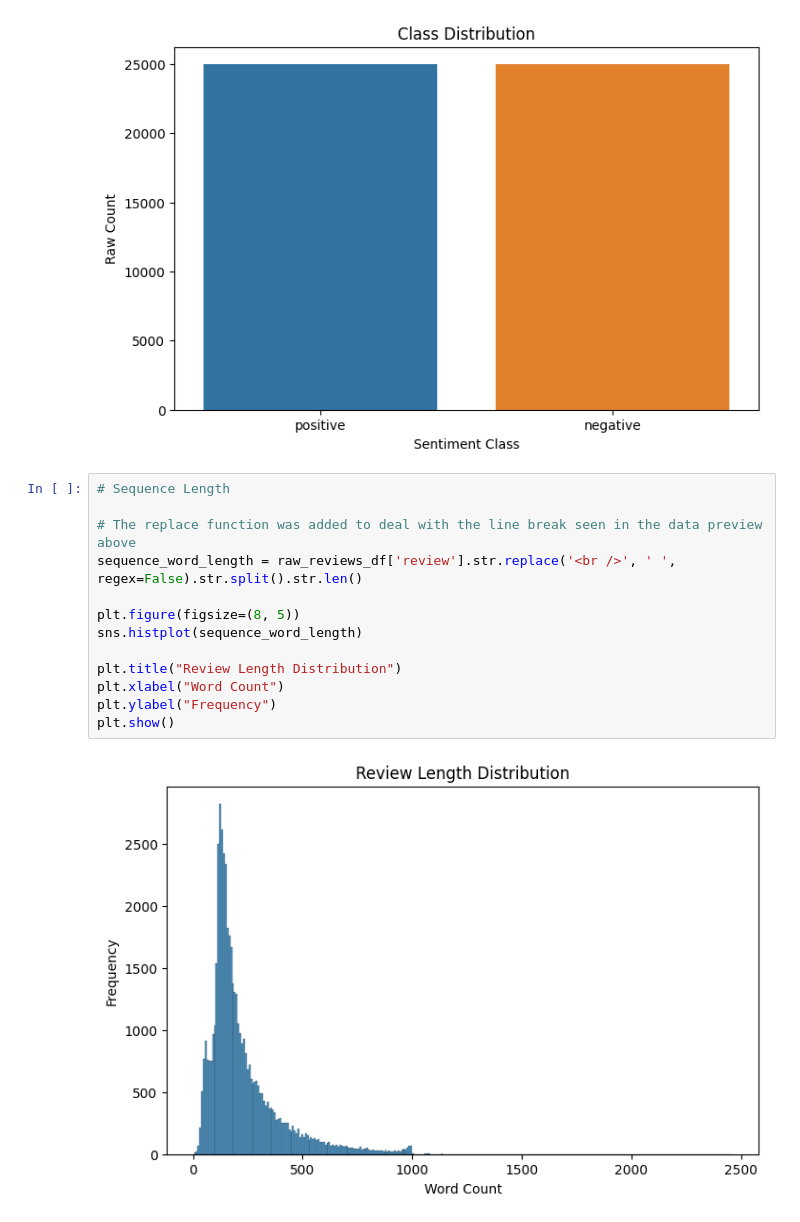
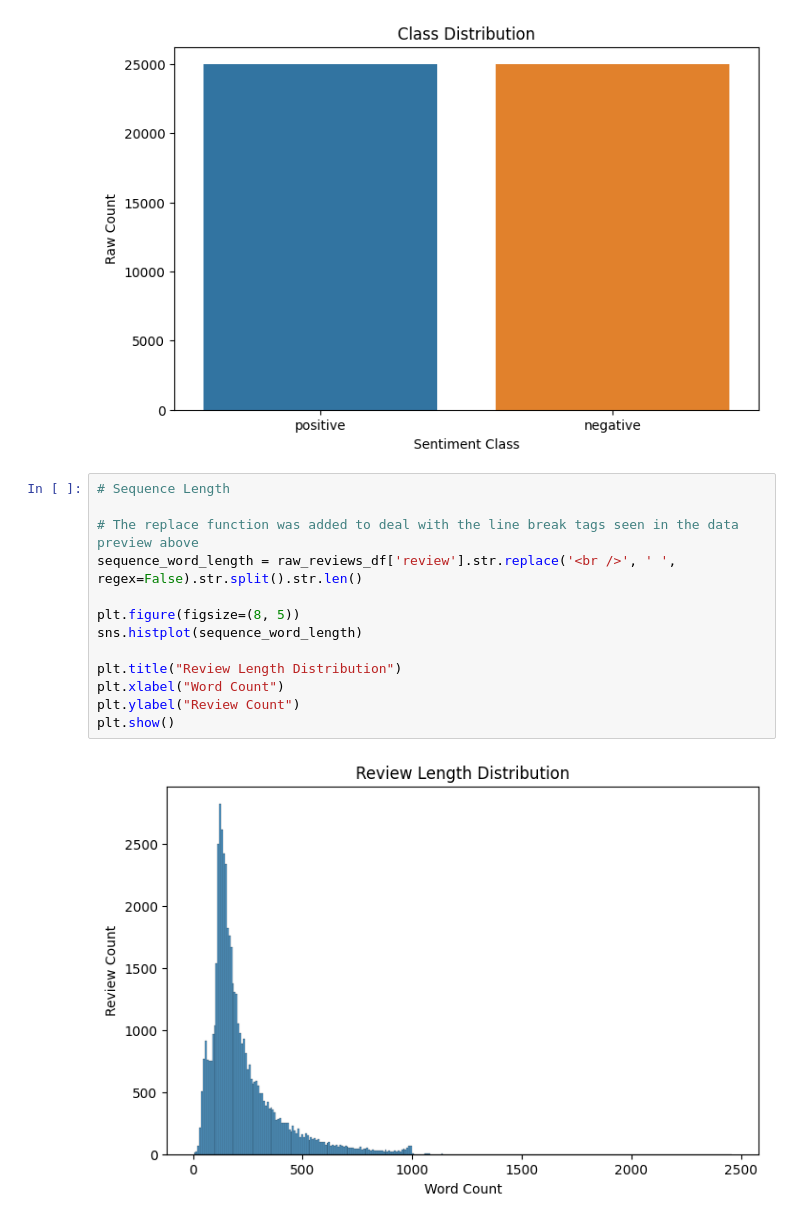
Before and after one commit to RyderSab/CS-171_Project, a Jupyter notebook: CS_171_Project.ipynb, the cells around one changed output. Cells and saved outputs as stored; diff of their text form.

```diff
--- a/CS_171_Project.ipynb
+++ b/CS_171_Project.ipynb
@@ -52,15 +48,15 @@ plt.show()
 # %%
 # Sequence Length
 
-# The replace function was added to deal with the line break seen in the data preview above
+# The replace function was added to deal with the line break tags seen in the data preview above
 sequence_word_length = raw_reviews_df['review'].str.replace('<br />', ' ', regex=False).str.split().str.len()
 
 plt.figure(figsize=(8, 5))
 sns.histplot(sequence_word_length)
 
 plt.title("Review Length Distribution")
 plt.xlabel("Word Count")
-plt.ylabel("Frequency")
+plt.ylabel("Review Count")
 plt.show()
 # %% [output]
-[figure, old version]
+[figure, new version]
```
Also changed, not shown: parts of 6 cells of this notebook.
